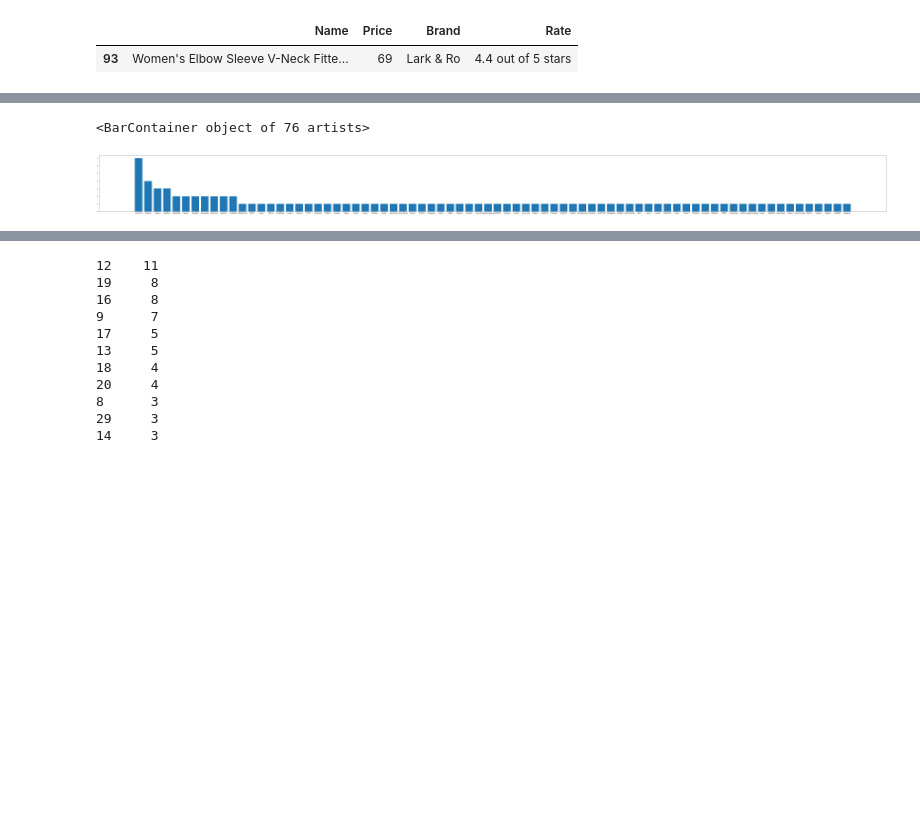
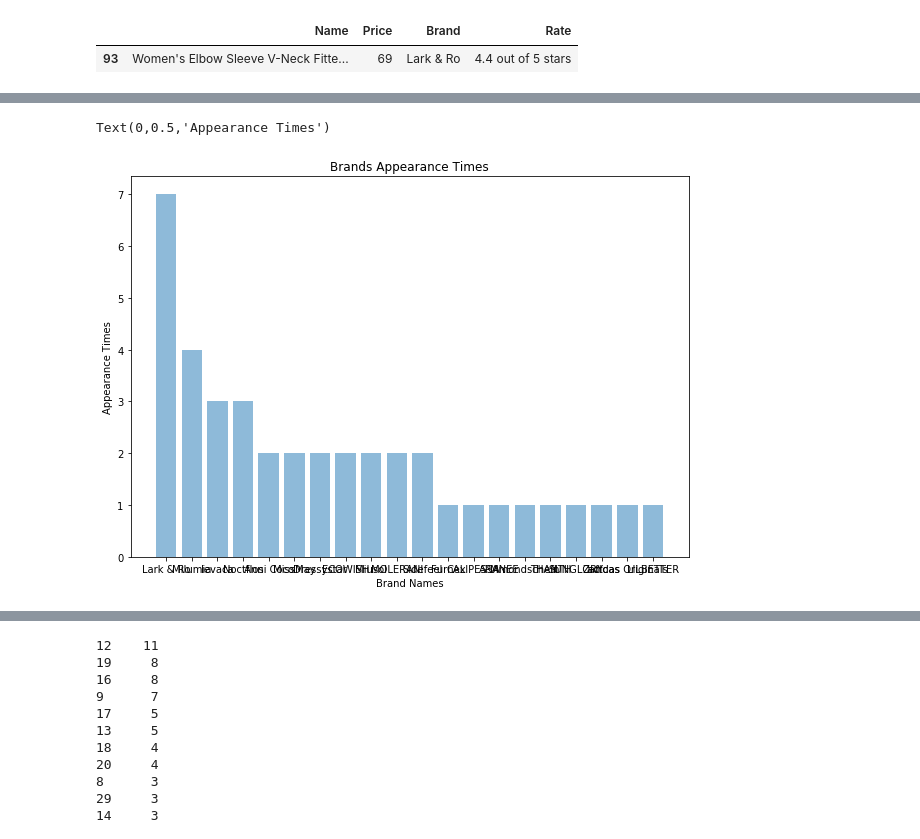
Before and after one commit to CristinaPENG/hkbu-big-data-media, a Jupyter notebook: homework3/Amazon_analysis.ipynb, the cells around one changed output, grey strips where cells are left out. Drawn from its saved outputs; the diff is of its cells as text; code cells hidden in the pictures; blank space fills up the shorter version.

```diff
--- a/homework3/Amazon_analysis.ipynb
+++ b/homework3/Amazon_analysis.ipynb
@@ -33,11 +39,13 @@ df[df['Price']==df['Price'].max()]
 # %%
-#brands' appearance times
-fig = plt.figure(figsize = (96,7))
-Brand_counts = df['Brand'].value_counts()
-plt.bar(Brand_counts.index, Brand_counts)
+fig = plt.figure(figsize = (10,7))
+Brand_counts = df['Brand'].value_counts()[:20]
+plt.bar(Brand_counts.index, Brand_counts,alpha = 0.5)
+plt.title('Brands Appearance Times')
+plt.xlabel('Brand Names')
+plt.ylabel('Appearance Times')
 # %% [output]
-<BarContainer object of 76 artists>
+Text(0,0.5,'Appearance Times')
-[figure, old version]
+[figure, new version]
 # %%
 df['Brand'].value_counts()
 # %% [output]
```
Also changed, not shown: parts of 13 cells of this notebook.
